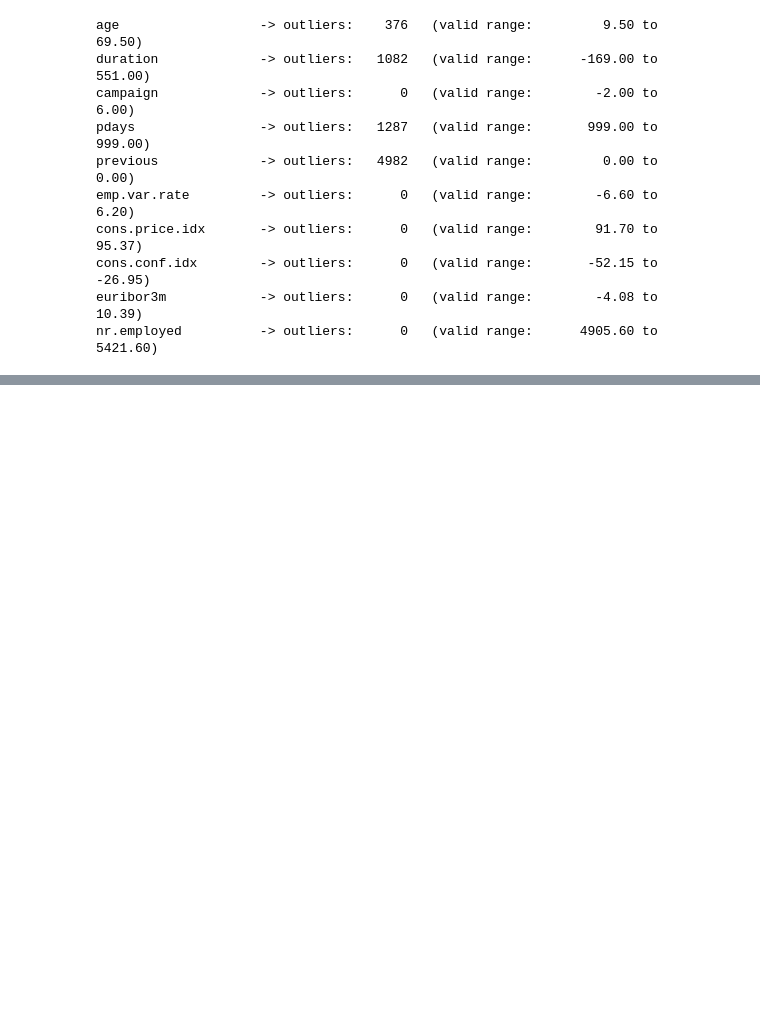
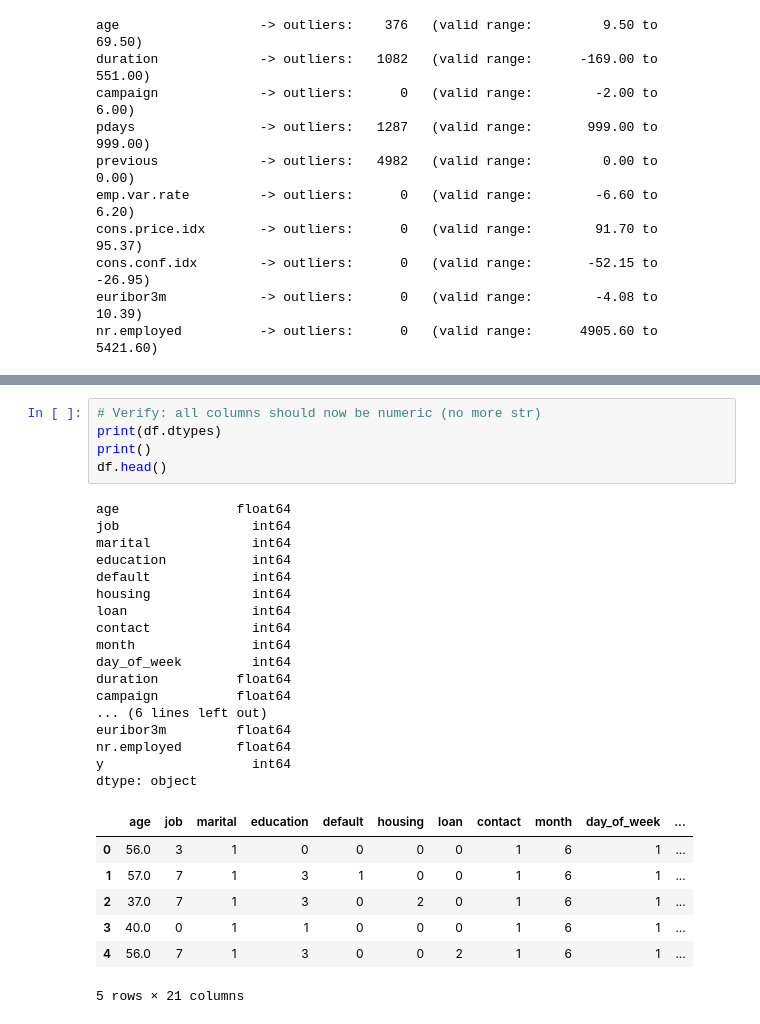
Before and after one commit to tathagatamishra/intellipaat, a Jupyter notebook: Python/HandsOn/bank_logistic_regression.ipynb, the cells around one changed output, grey strips where cells are left out. Saved outputs shown, nothing was run; the diff lists cells and outputs as text; blank space fills up the shorter version.

```diff
--- a/Python/HandsOn/bank_logistic_regression.ipynb
+++ b/Python/HandsOn/bank_logistic_regression.ipynb
@@ -237,0 +269,30 @@ nr.employed          -> outliers:      0   (valid range:      4905.60 to      54
+# %%
+# Verify: all columns should now be numeric (no more str)
+print(df.dtypes)
+print()
+df.head()
+# %% [output]
+age               float64
+job                 int64
+marital             int64
+education           int64
+default             int64
+housing             int64
+loan                int64
+contact             int64
+month               int64
+day_of_week         int64
+duration          float64
+campaign          float64
+... (6 lines left out)
+euribor3m         float64
+nr.employed       float64
+y                   int64
+dtype: object
+|  | age | job | marital | education | default | housing | loan | contact | month | day_of_week | ... |
+| 0 | 56.0 | 3 | 1 | 0 | 0 | 0 | 0 | 1 | 6 | 1 | ... |
+| 1 | 57.0 | 7 | 1 | 3 | 1 | 0 | 0 | 1 | 6 | 1 | ... |
+| 2 | 37.0 | 7 | 1 | 3 | 0 | 2 | 0 | 1 | 6 | 1 | ... |
+| 3 | 40.0 | 0 | 1 | 1 | 0 | 0 | 0 | 1 | 6 | 1 | ... |
+| 4 | 56.0 | 7 | 1 | 3 | 0 | 0 | 2 | 1 | 6 | 1 | ... |
+5 rows × 21 columns
```
Also changed, not shown: parts of 20 cells of this notebook.
